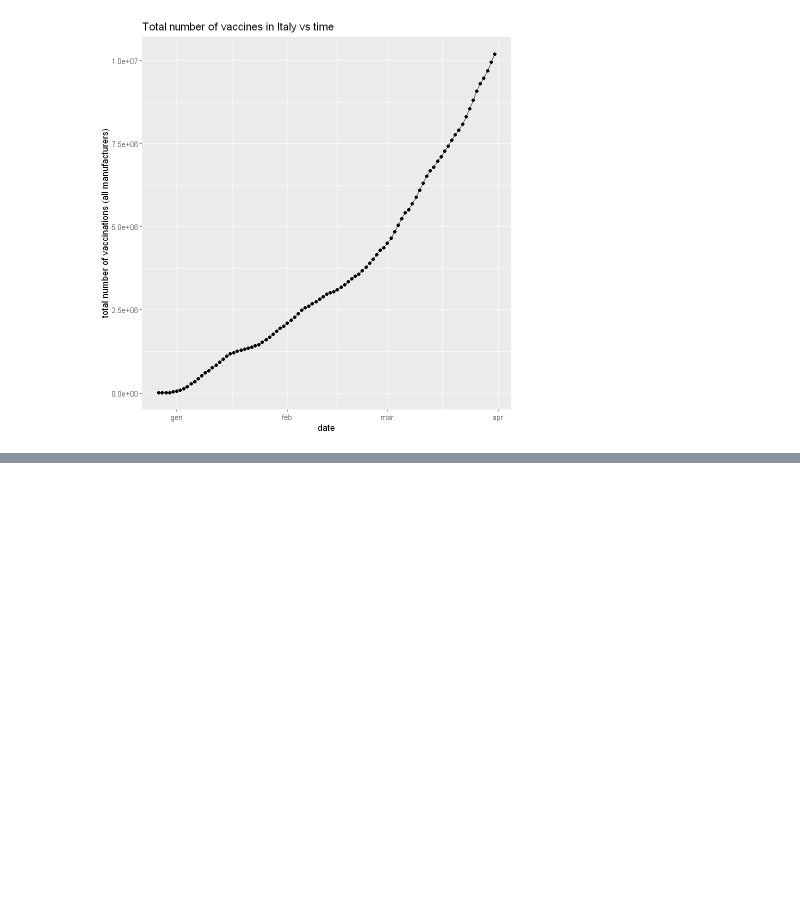
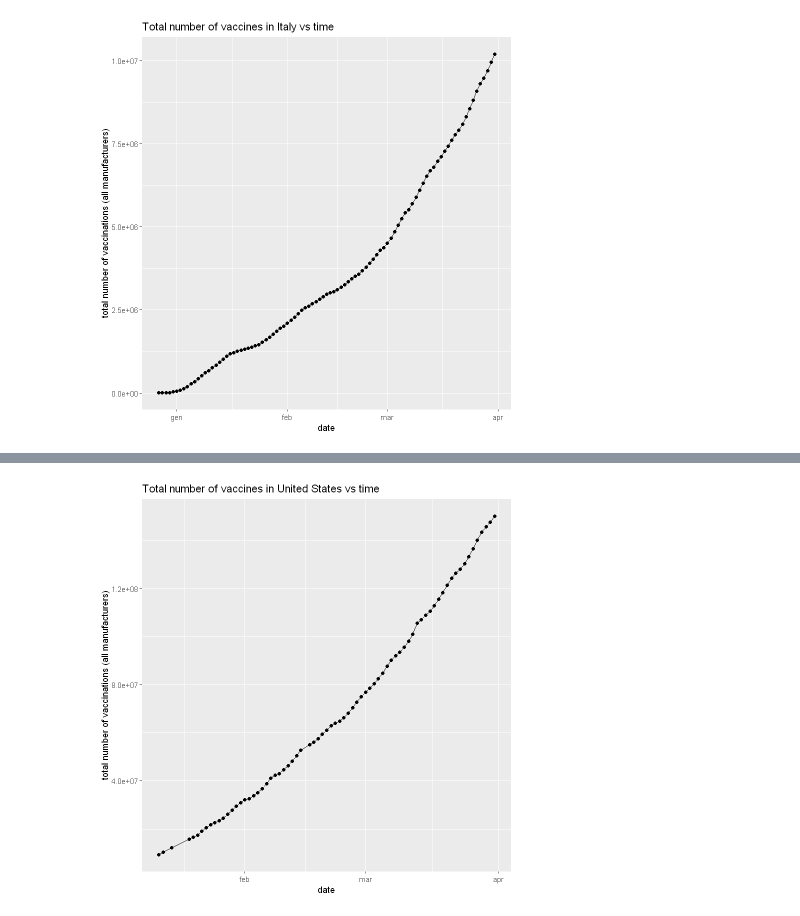
Before and after one commit to marco-giunta/AdvStatPhysAn, a Jupyter notebook: compito_1.ipynb, the cells around one changed output, grey strips where cells are left out. Cells and saved outputs as stored; diff of their text form; code cells hidden in the pictures; blank space fills up the shorter version.

```diff
--- a/compito_1.ipynb
+++ b/compito_1.ipynb
@@ -581,0 +648,5 @@ plot_total_number_of_vaccinations(covid, "Italy")
+# %%
+#point 4.3) for the US
+plot_total_number_of_vaccinations(covid, "United States")
+# %% [output]
+[figure, added]
```
Also changed, not shown: parts of 11 cells of this notebook.
